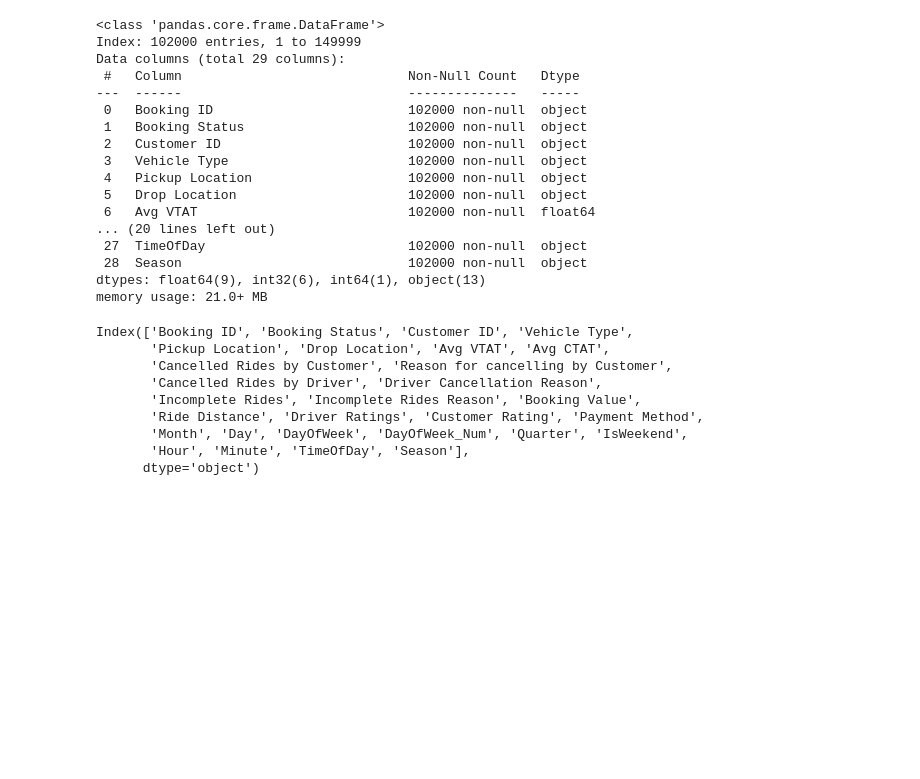
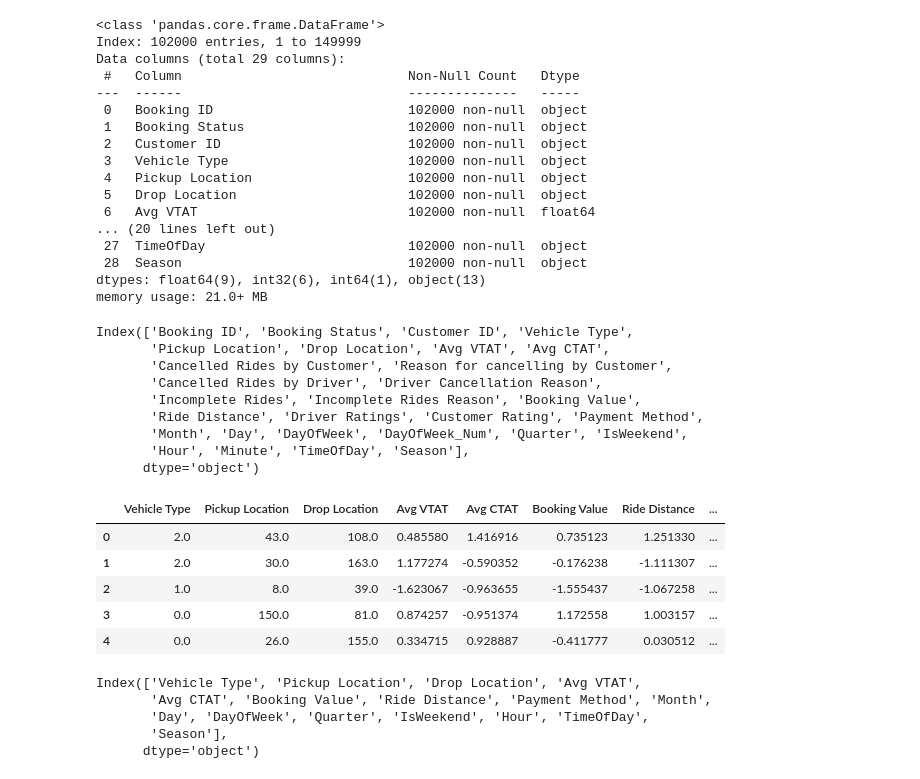
Before and after one commit to SuyashPatil-max/UBER_DVC, a Jupyter notebook: notebooks/eda.ipynb, the cells around one changed output. Drawn from its saved outputs; the diff is of its cells as text; code cells hidden in the pictures; blank space fills up the shorter version.

```diff
--- a/notebooks/eda.ipynb
+++ b/notebooks/eda.ipynb
@@ -230,3 +239,21 @@ Index(['Booking ID', 'Booking Status', 'Customer ID', 'Vehicle Type',
        'Month', 'Day', 'DayOfWeek', 'DayOfWeek_Num', 'Quarter', 'IsWeekend',
        'Hour', 'Minute', 'TimeOfDay', 'Season'],
       dtype='object')
+# %%
+df = pd.read_csv(r'C:\Users\dell\OneDrive\Desktop\DataScience\Projects\Uber_DVC\data\processed\X_train.csv')
+df.head()
+# %% [output]
+|  | Vehicle Type | Pickup Location | Drop Location | Avg VTAT | Avg CTAT | Booking Value | Ride Distance | ... |
+| 0 | 2.0 | 43.0 | 108.0 | 0.485580 | 1.416916 | 0.735123 | 1.251330 | ... |
+| 1 | 2.0 | 30.0 | 163.0 | 1.177274 | -0.590352 | -0.176238 | -1.111307 | ... |
+| 2 | 1.0 | 8.0 | 39.0 | -1.623067 | -0.963655 | -1.555437 | -1.067258 | ... |
+| 3 | 0.0 | 150.0 | 81.0 | 0.874257 | -0.951374 | 1.172558 | 1.003157 | ... |
+| 4 | 0.0 | 26.0 | 155.0 | 0.334715 | 0.928887 | -0.411777 | 0.030512 | ... |
+# %%
+df.columns
+# %% [output]
+Index(['Vehicle Type', 'Pickup Location', 'Drop Location', 'Avg VTAT',
+       'Avg CTAT', 'Booking Value', 'Ride Distance', 'Payment Method', 'Month',
+       'Day', 'DayOfWeek', 'Quarter', 'IsWeekend', 'Hour', 'TimeOfDay',
+       'Season'],
+      dtype='object')
```
Also changed, not shown: parts of 1 cell of this notebook, 15 other files.
